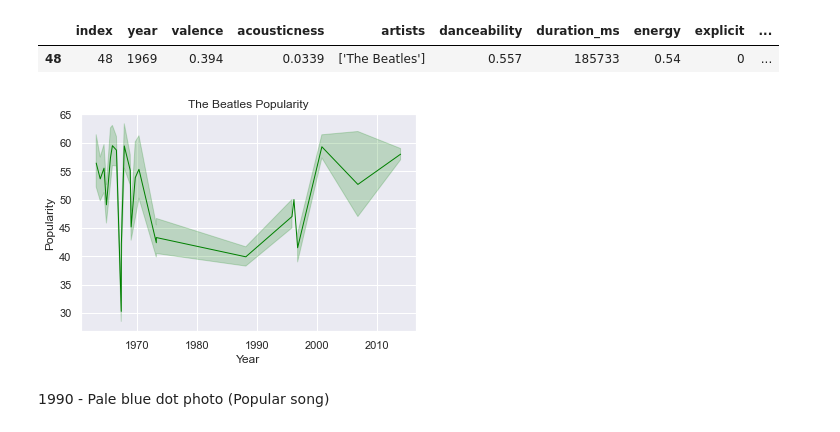
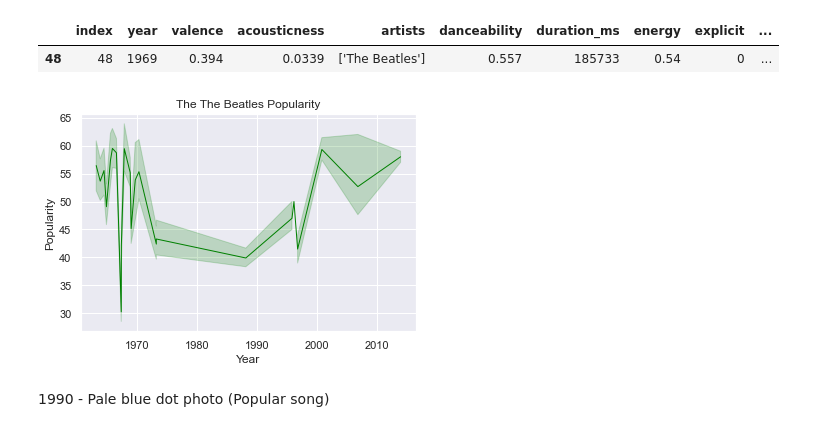
Before and after one commit to carsimoes/space-is-rock, a Jupyter notebook: space-events-with-music.ipynb, the cells around one changed output. Saved outputs shown, nothing was run; the diff lists cells and outputs as text; code cells hidden in the pictures.

```diff
--- a/space-events-with-music.ipynb
+++ b/space-events-with-music.ipynb
@@ -79,18 +83,12 @@ pop_year_full[pop_year_full.year == 1969]
 | 48 | 48 | 1969 | 0.394 | 0.0339 | ['The Beatles'] | 0.557 | 185733 | 0.54 | 0 | ... |
 # %%
 The Beatles - Here Comes The Sun
-# %%
-Beatles = spotify_data[spotify_data['artists'] == 'The Beatles']
-
-sns.set(style='darkgrid')
-sns.lineplot(x='release_date', y='popularity',lw = 1, data=Beatles, color='Green')
-
-plt.title("The Beatles Popularity")
-plt.xlabel('Year')
-plt.ylabel('Popularity')
-plt.show()
-# %% [output]
-[figure, removed]
+# %%
+Beatles = spotify_data[spotify_data['artists'] == 'The Beatles']
+
+processArtistPopularity(Beatles, "The Beatles")
+# %% [output]
+[figure, added]
 # %% [markdown]
 1990 - Pale blue dot photo (Popular song)
 # %%
```
Also changed, not shown: parts of 12 cells of this notebook.
